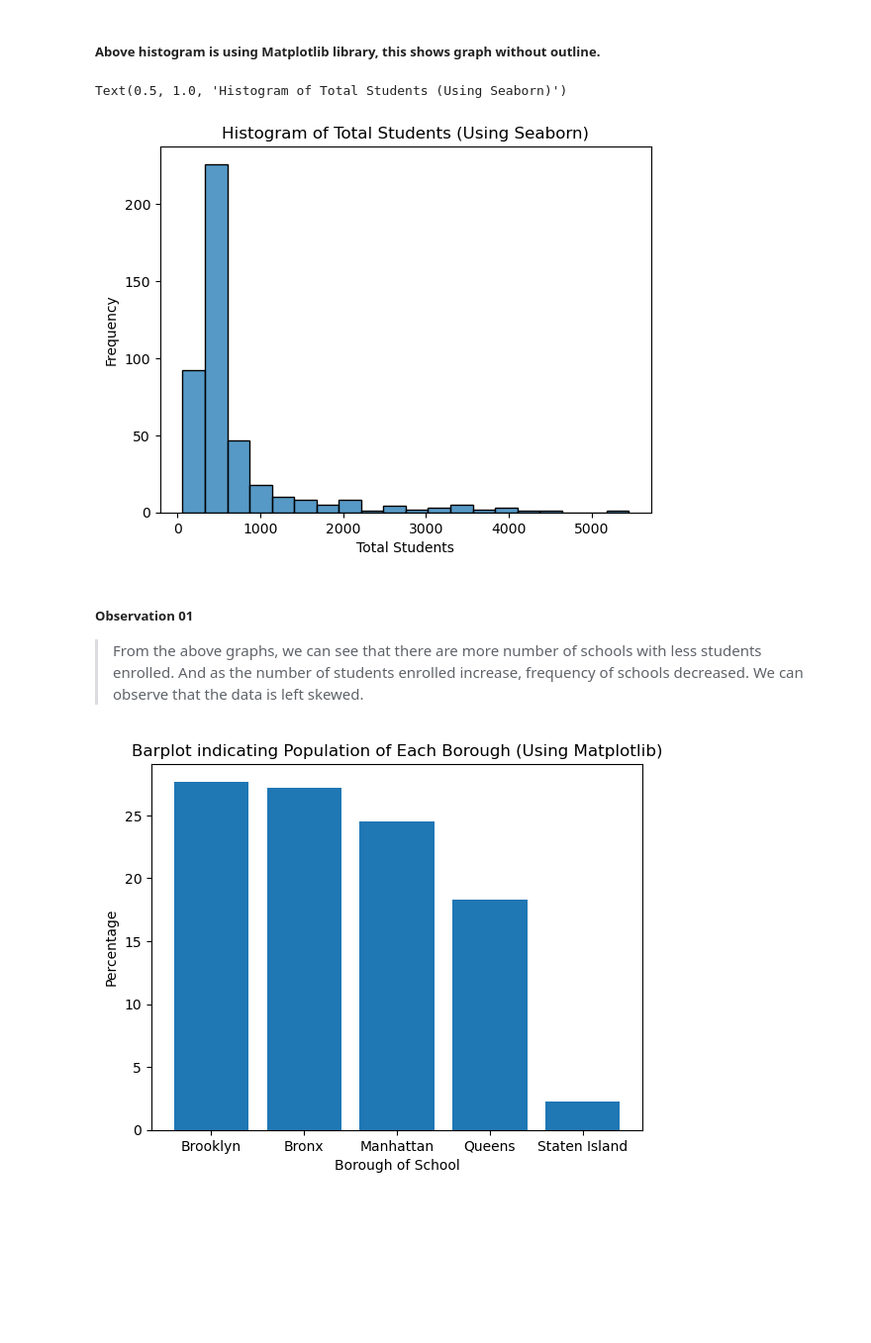
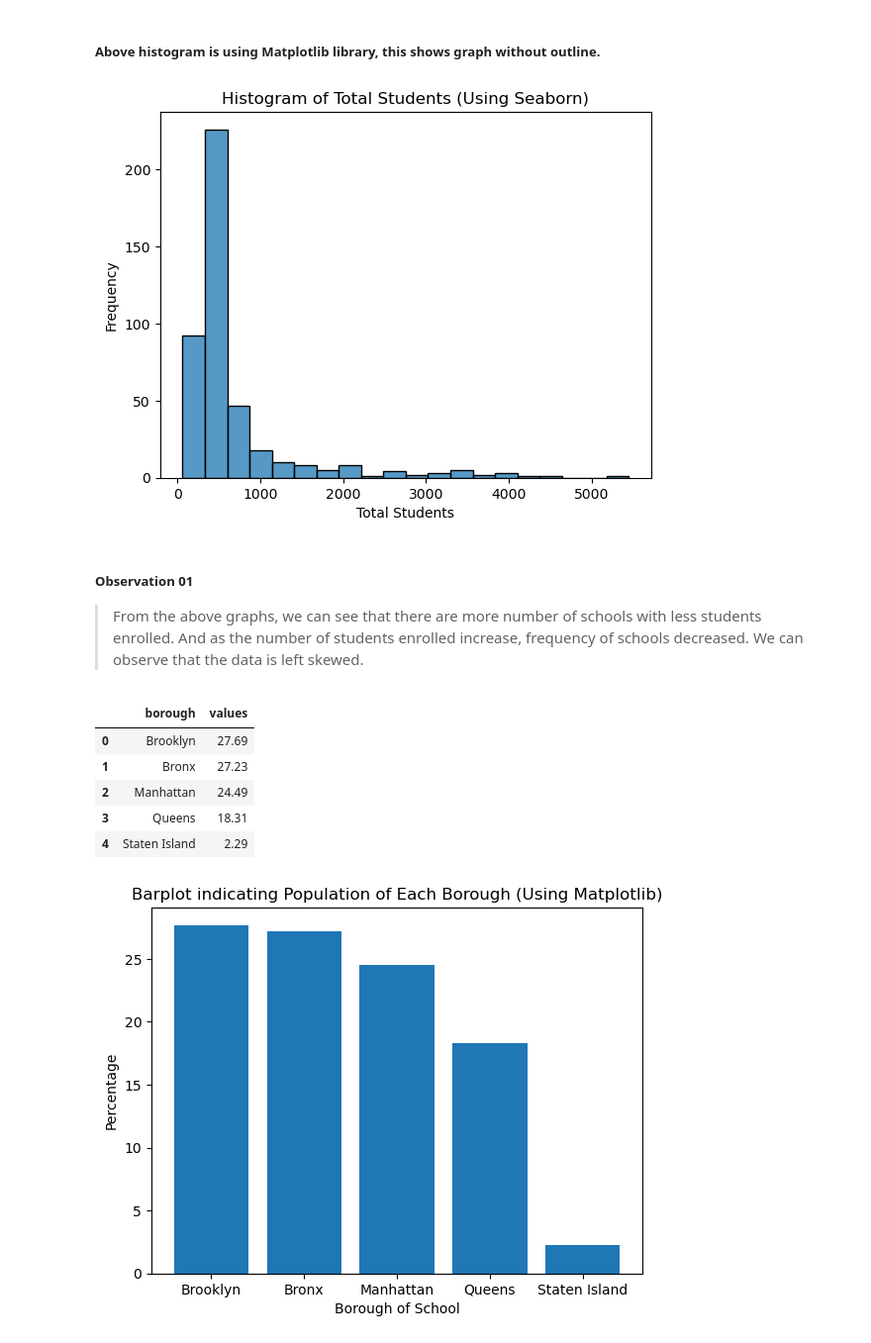
Before and after one commit to nikkirastogi/Analysis-of-schools-in-each-borough-of-NYC, a Jupyter notebook: analysis.ipynb, the cells around one changed output. Shown at 99% size. Drawn from its saved outputs; the diff is of its cells as text; code cells hidden in the pictures; blank space fills up the shorter version.

```diff
--- a/analysis.ipynb
+++ b/analysis.ipynb
@@ -244,20 +255,20 @@ Text(0.5, 1.0, 'Histogram of Total Students (Using Matplotlib)')
 # %% [markdown]
 ##### Above histogram is using Matplotlib library, this shows graph without outline.
 # %%
-# Histogram of total_students using Seaborn
-sb.histplot(data=schools, x="total_students", bins=20)
-plt.xlabel("Total Students")
-plt.ylabel("Frequency")
-plt.title("Histogram of Total Students (Using Seaborn)")
+obj_ExploratoryAnalysis.seaborn_hist_total_students()
 # %% [output]
-Text(0.5, 1.0, 'Histogram of Total Students (Using Seaborn)')
 [figure]
 # %% [markdown]
 ##### Observation 01
 > From the above graphs, we can see that there are more number of schools with less students enrolled.
 And as the number of students enrolled increase, frequency of schools decreased. We can observe that the data is left skewed.
 # %%
-# calculating population of each borough using seaborn
-borough = schools["borough"].value_counts(normalize=True)*100
-borough = pd.DataFrame({'borough':borough.index, 'values':np.round(borough.values, 2)})
+obj_ExploratoryAnalysis.population_borough()
+# %% [output]
+|  | borough | values |
+| 0 | Brooklyn | 27.69 |
+| 1 | Bronx | 27.23 |
+| 2 | Manhattan | 24.49 |
+| 3 | Queens | 18.31 |
+| 4 | Staten Island | 2.29 |
 # %%
```
Also changed, not shown: parts of 26 cells of this notebook, 4 other files.
